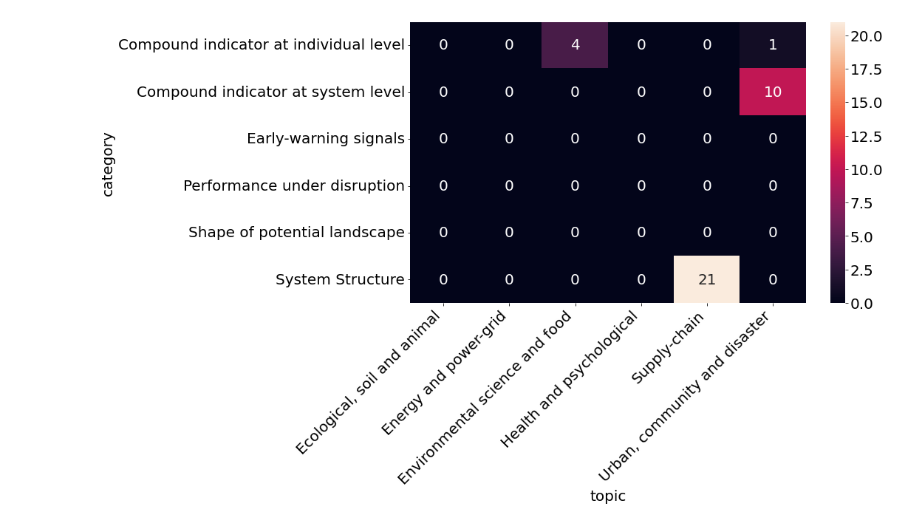
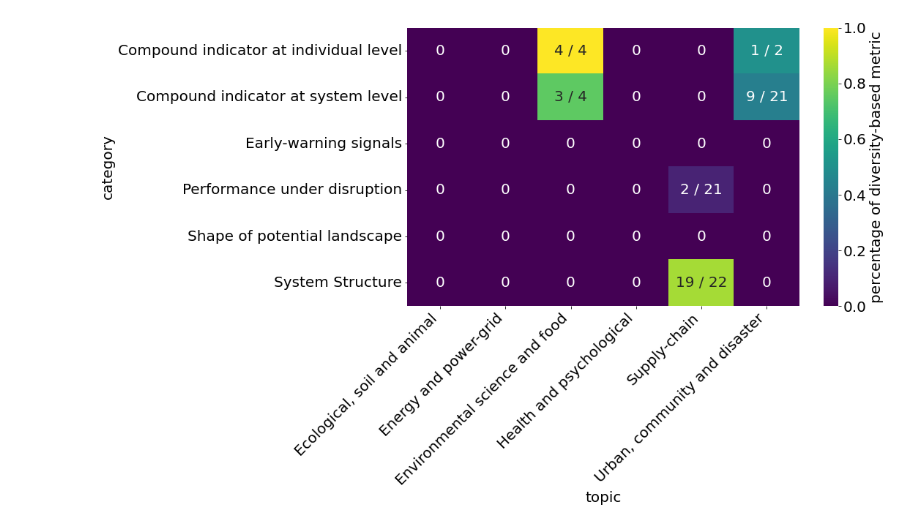
Before and after one commit to vitorhirata/resilience-metrics-review, a Jupyter notebook: review_result_analysis.ipynb, the cells around one changed output. Saved outputs shown, nothing was run; the diff lists cells and outputs as text; code cells hidden in the pictures.

```diff
--- a/review_result_analysis.ipynb
+++ b/review_result_analysis.ipynb
@@ -160,18 +140,24 @@ plt.show()
-# %%
-# Diversity-based metric per category and topic model
-
-dfGroup = dfNotNull[['topic', 'category', 'diversity-based']].groupby(['topic', 'category']).sum()
-dfGroup = dfGroup.unstack()
-dfGroup.reset_index(inplace=True)
-dfGroup = dfGroup.pivot("category", "topic", "diversity-based")
-dfGroup = dfGroup.fillna(0)
-
-plt.figure(figsize=(12, 7))
-sns.heatmap(dfGroup, annot=True)
-
-plt.xticks(rotation=45, ha='right')
-#plt.title('Number of diversity-based metric per category and topic modelling\n')
-plt.show()
-# %% [output]
-[figure, removed]
+# %%
+# Diversity-based metric per category and topic model
+
+number_diversity = df[['topic', 'category', 'diversity-based']].groupby(['topic', 'category']).sum()
+number_diversity = number_diversity['diversity-based'].map(int)
+number_metric = df[['topic', 'category', 'diversity-based']].groupby(['topic', 'category']).count()
+number_metric = number_metric['diversity-based']
+
+annotate = number_diversity.map(str) + ' / ' + number_metric.map(str)
+annotate[number_diversity==0] = '0'
+annotate = annotate.unstack().T.fillna('0')
+
+percentage = number_diversity / number_metric
+percentage = percentage.unstack().T.fillna(0)
+
+plt.figure(figsize=(12, 7))
+label_cbar = 'percentage of diversity-based metric'
+sns.heatmap(percentage, annot=annotate, fmt="", cbar_kws={'label': label_cbar}, cmap='viridis')
+plt.xticks(rotation=45, ha='right')
+#plt.title('Number of diversity-based metric per category and topic modelling\n')
+plt.show()
+# %% [output]
+[figure, added]
 # %%
```
Also changed, not shown: parts of 12 cells of this notebook.
